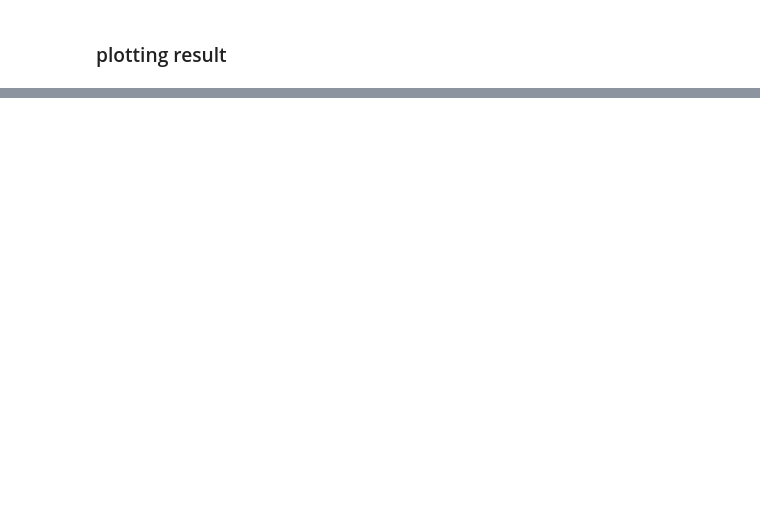
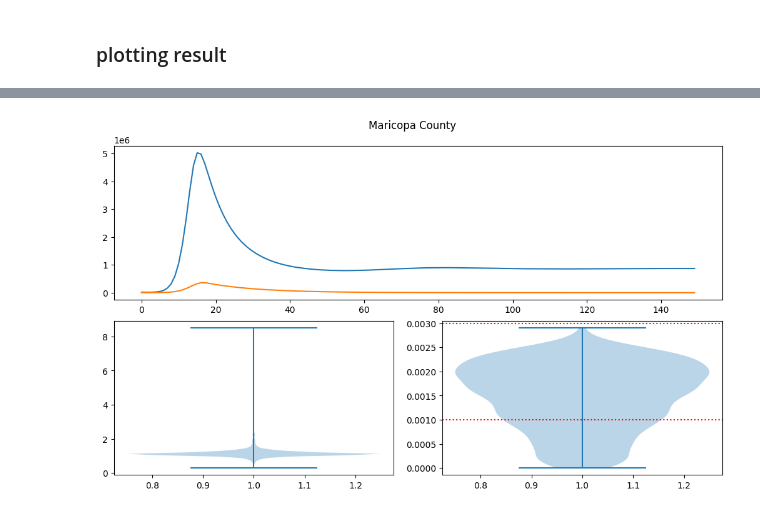
Before and after one commit to NAU-CCL/Epymorph, a Jupyter notebook: doc/devlog/sdh.ipynb, the cells around one changed output, grey strips where cells are left out. Drawn from its saved outputs; the diff is of its cells as text; code cells hidden in the pictures; blank space fills up the shorter version.

```diff
--- a/doc/devlog/sdh.ipynb
+++ b/doc/devlog/sdh.ipynb
@@ -73,0 +156,25 @@ Done
+# %%
+i = 0
+geo_df['gamma 0'] = -1
+geo_df['gamma 1'] = 0.01
+geo_df["gamma 2"] = 0.01
+
+g0 = geo_df["gamma 0"][i]
+g1 = geo_df['gamma 1'][i]
+g2 = geo_df['gamma 2'][i]
+
+h1 = geo_df["total_income"][i]
+h1_min = geo_df["total_income"].min()
+h1_max = geo_df["total_income"].max()
+print(h1, h1_min, h1_max)
+
+h2 = geo_df["tract_gini_index"][i]
+h2_min = geo_df["tract_gini_index"].min()
+h2_max = geo_df["tract_gini_index"].max()
+print(h2, h2_min, h2_max)
+
+scale_h1 = (h1 - geo_df["median_income"].mean()) / geo_df["median_income"].std()
+scale_h2 = (h2- h2_min / h2_max - h2_min)
+print(scale_h1, scale_h2)
+gamma = np.exp((g1 *scale_h1) + (g2 * scale_h2))/ (1 + np.exp(((g1 *scale_h1) + (g2 * scale_h2)))))
+print(gamma)
@@ -161,0 +220,22 @@ plt.show()
+# %%
+from matplotlib.pyplot import xlabel
+
+
+fig = plt.figure(figsize=(10,6), layout="constrained")
+spec = fig.add_gridspec(2, 2)
+fig.suptitle('Maricopa County')
+
+ax0 = fig.add_subplot(spec[0, :])
+ax10 = fig.add_subplot(spec[1, 0])
+ax11 = fig.add_subplot(spec[1, 1])
+
+ax0.plot(sirh_compartment['I'])
+ax0.plot(sirh_compartment['H'])
+ax10.violinplot(geo_df['beta'])
+ax11.violinplot(geo_df['gamma'])
+plt.axhline(y = 0.001, color = 'r', linestyle = 'dotted')
+plt.axhline(y = 0.003, color = 'r', linestyle = 'dotted')
+
+plt.show()
+# %% [output]
+[figure, added]
```
Also changed, not shown: parts of 11 cells of this notebook, 6 other files.
